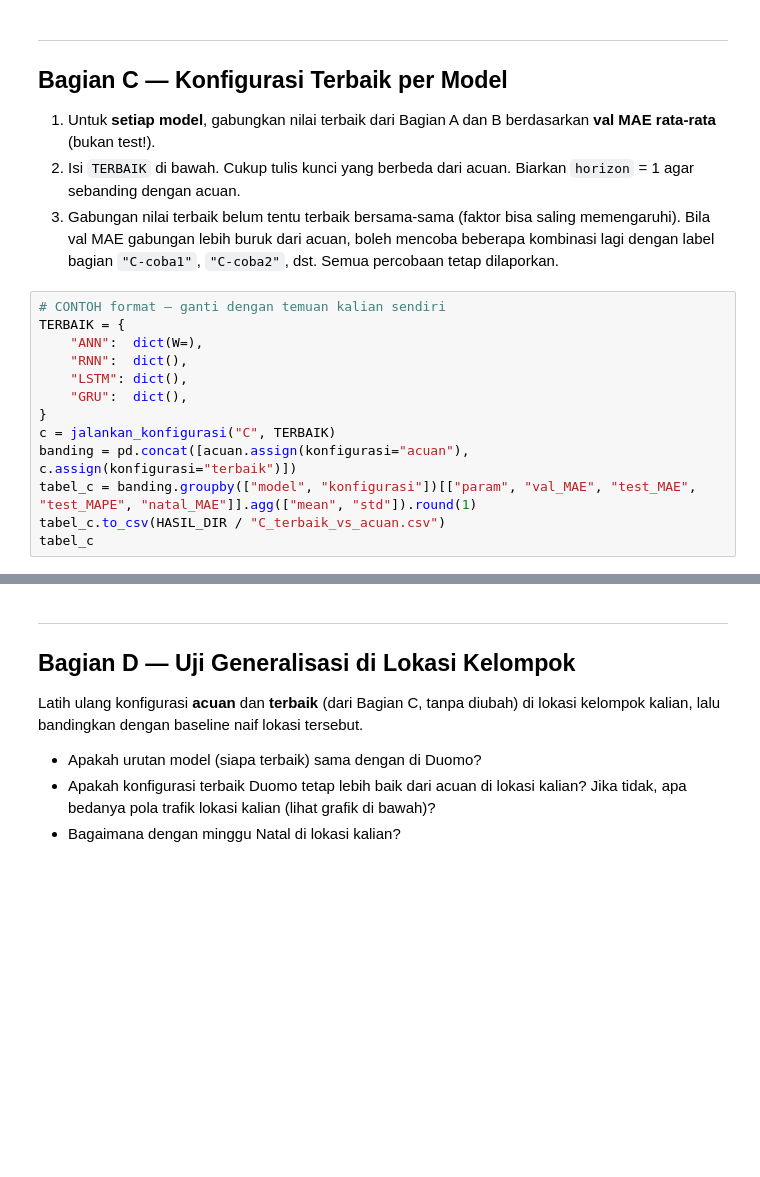
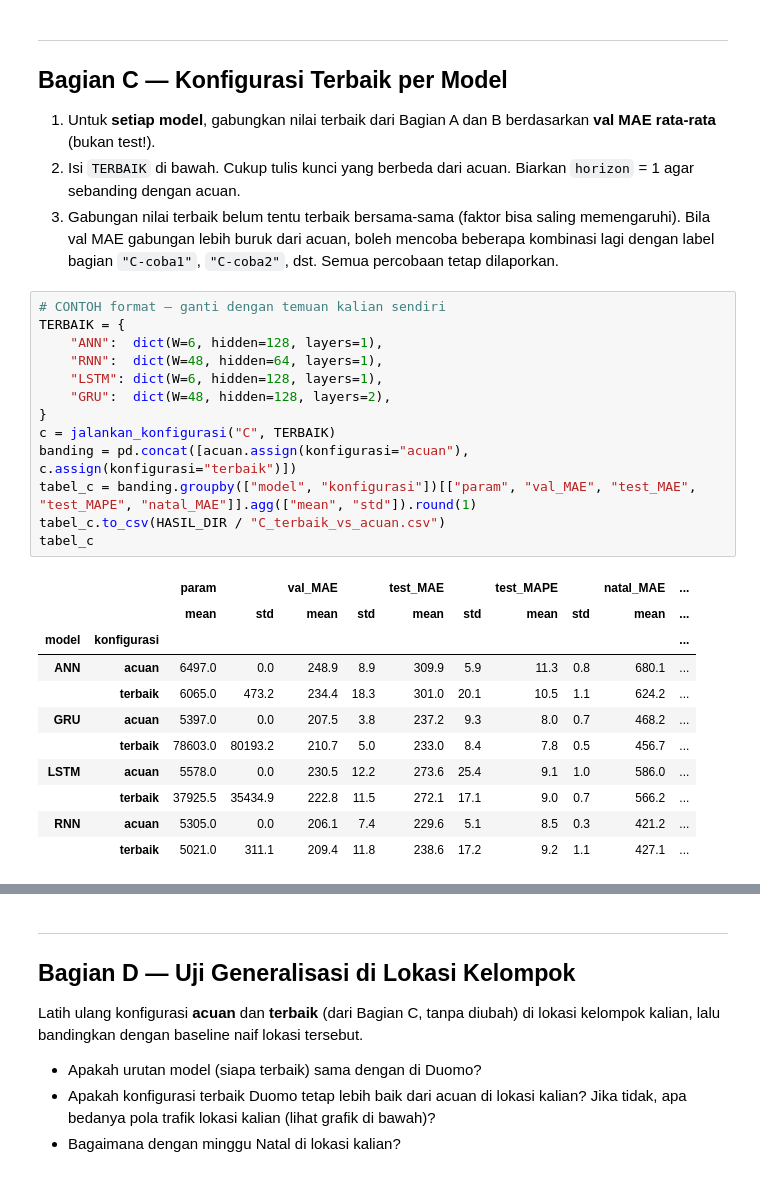
Before and after one commit to Andry132/dlw-tugas-ra-124400065, a Jupyter notebook: tugas_ablasi.ipynb, the cells around one changed output, grey strips where cells are left out. Drawn from its saved outputs; the diff is of its cells as text; blank space fills up the shorter version.

```diff
--- a/tugas_ablasi.ipynb
+++ b/tugas_ablasi.ipynb
@@ -706,16 +647,28 @@ b5 = jalankan("B5", "patience", [10, 30, 60]);              plot_faktor(b5, "pat
 # %%
 # CONTOH format — ganti dengan temuan kalian sendiri
 TERBAIK = {
-    "ANN":  dict(W=),
-    "RNN":  dict(),
-    "LSTM": dict(),
-    "GRU":  dict(),
+    "ANN":  dict(W=6, hidden=128, layers=1),
+    "RNN":  dict(W=48, hidden=64, layers=1),
+    "LSTM": dict(W=6, hidden=128, layers=1),
+    "GRU":  dict(W=48, hidden=128, layers=2),
 }
 c = jalankan_konfigurasi("C", TERBAIK)
 banding = pd.concat([acuan.assign(konfigurasi="acuan"), c.assign(konfigurasi="terbaik")])
 tabel_c = banding.groupby(["model", "konfigurasi"])[["param", "val_MAE", "test_MAE", "test_MAPE", "natal_MAE"]].agg(["mean", "std"]).round(1)
 tabel_c.to_csv(HASIL_DIR / "C_terbaik_vs_acuan.csv")
 tabel_c
+# %% [output]
+|  |  | param |  | val_MAE |  | test_MAE |  | test_MAPE |  | natal_MAE | ... |
+|  |  | mean | std | mean | std | mean | std | mean | std | mean | ... |
+| model | konfigurasi |  |  |  |  |  |  |  |  |  | ... |
+| ANN | acuan | 6497.0 | 0.0 | 248.9 | 8.9 | 309.9 | 5.9 | 11.3 | 0.8 | 680.1 | ... |
+|  | terbaik | 6065.0 | 473.2 | 234.4 | 18.3 | 301.0 | 20.1 | 10.5 | 1.1 | 624.2 | ... |
+| GRU | acuan | 5397.0 | 0.0 | 207.5 | 3.8 | 237.2 | 9.3 | 8.0 | 0.7 | 468.2 | ... |
+|  | terbaik | 78603.0 | 80193.2 | 210.7 | 5.0 | 233.0 | 8.4 | 7.8 | 0.5 | 456.7 | ... |
+| LSTM | acuan | 5578.0 | 0.0 | 230.5 | 12.2 | 273.6 | 25.4 | 9.1 | 1.0 | 586.0 | ... |
+|  | terbaik | 37925.5 | 35434.9 | 222.8 | 11.5 | 272.1 | 17.1 | 9.0 | 0.7 | 566.2 | ... |
+| RNN | acuan | 5305.0 | 0.0 | 206.1 | 7.4 | 229.6 | 5.1 | 8.5 | 0.3 | 421.2 | ... |
+|  | terbaik | 5021.0 | 311.1 | 209.4 | 11.8 | 238.6 | 17.2 | 9.2 | 1.1 | 427.1 | ... |
 # %%
 fig, ax = plt.subplots(figsize=(9, 4))
 x, lebar = np.arange(len(MODELS)), 0.38
```
Also changed, not shown: parts of 6 cells of this notebook, 4 other files.
